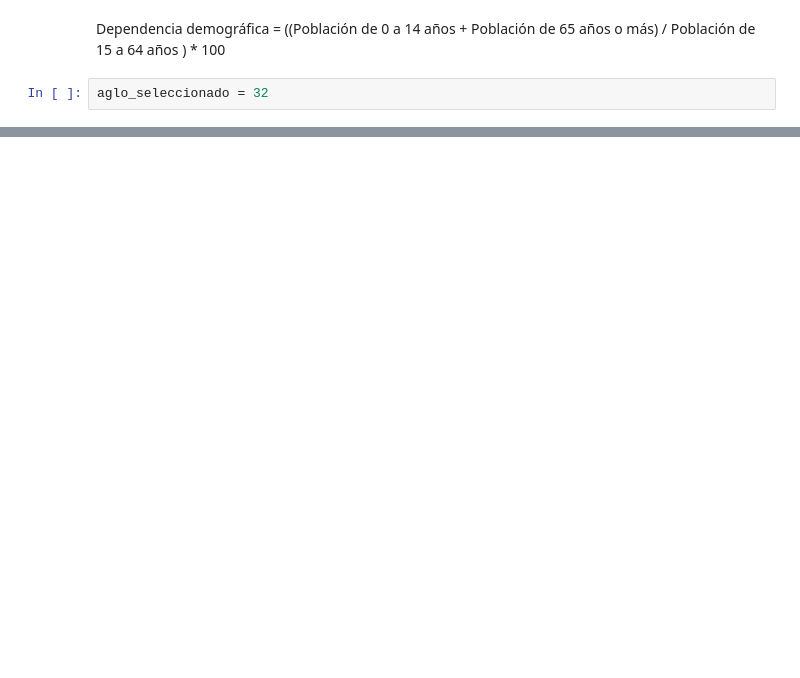
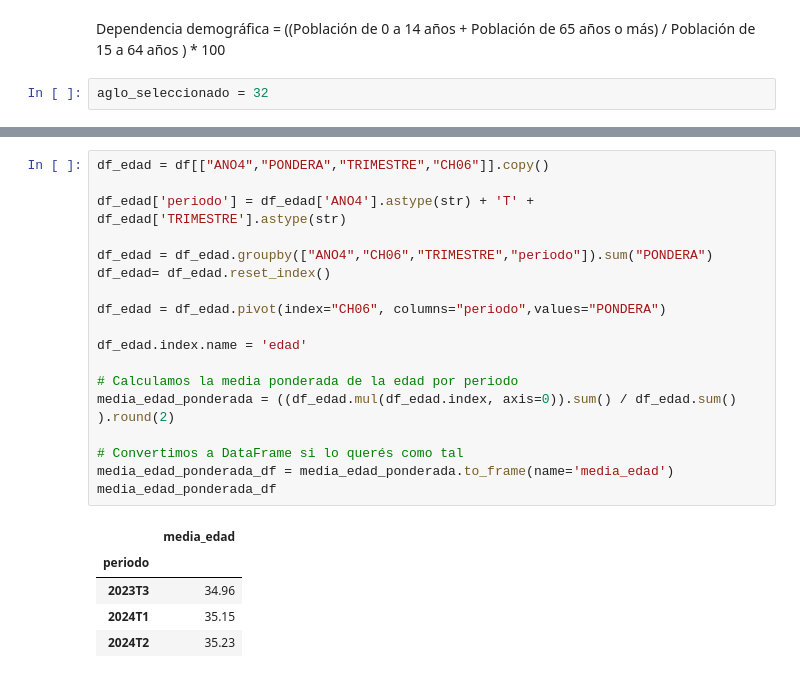
Before and after one commit to noguesan/TP_Integrado_lenguajes, a Jupyter notebook: src/caracteristicas_demograficas_test.ipynb, the cells around one changed output, grey strips where cells are left out. Drawn from its saved outputs; the diff is of its cells as text; blank space fills up the shorter version.

```diff
--- a/src/caracteristicas_demograficas_test.ipynb
+++ b/src/caracteristicas_demograficas_test.ipynb
@@ -211,0 +216,24 @@ df_union
+# %%
+df_edad = df[["ANO4","PONDERA","TRIMESTRE","CH06"]].copy()
+
+df_edad['periodo'] = df_edad['ANO4'].astype(str) + 'T' + df_edad['TRIMESTRE'].astype(str)
+
+df_edad = df_edad.groupby(["ANO4","CH06","TRIMESTRE","periodo"]).sum("PONDERA")
+df_edad= df_edad.reset_index()
+
+df_edad = df_edad.pivot(index="CH06", columns="periodo",values="PONDERA")
+
+df_edad.index.name = 'edad'
+
+# Calculamos la media ponderada de la edad por periodo
+media_edad_ponderada = ((df_edad.mul(df_edad.index, axis=0)).sum() / df_edad.sum() ).round(2)
+
+# Convertimos a DataFrame si lo querés como tal
+media_edad_ponderada_df = media_edad_ponderada.to_frame(name='media_edad')
+media_edad_ponderada_df
+# %% [output]
+|  | media_edad |
+| periodo |  |
+| 2023T3 | 34.96 |
+| 2024T1 | 35.15 |
+| 2024T2 | 35.23 |
```
Also changed, not shown: parts of 4 cells of this notebook, 1 other file.
